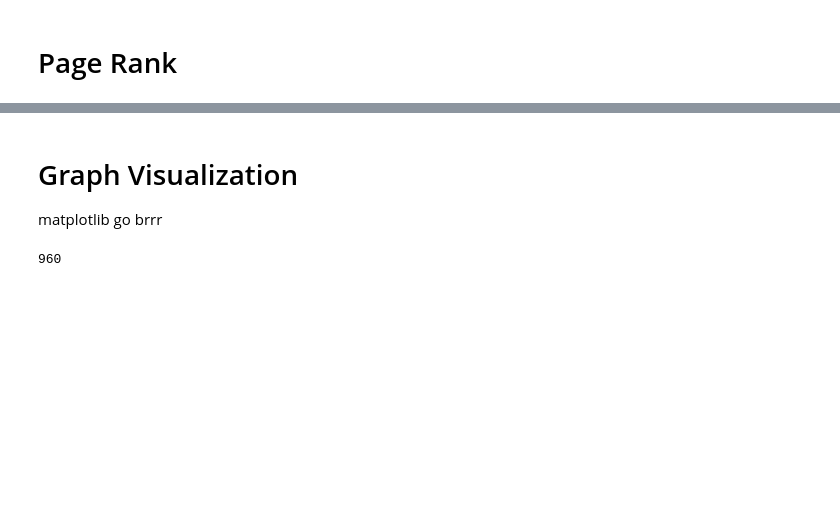
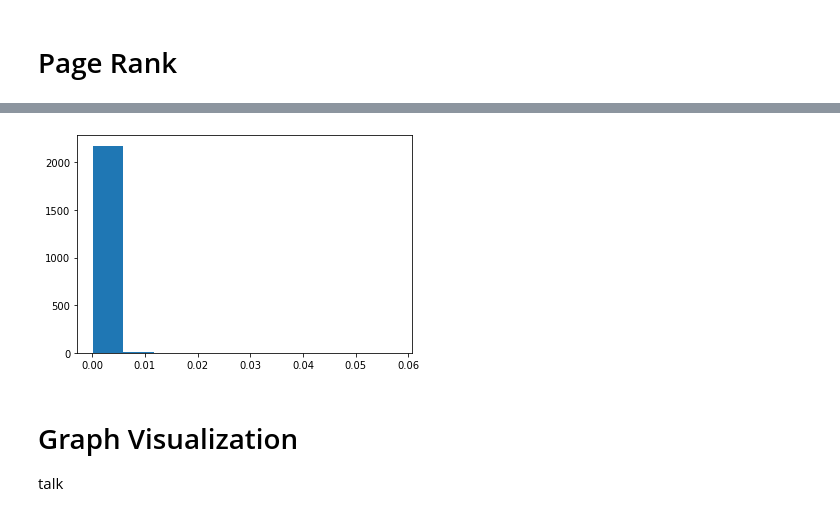
Before and after one commit to AidenWilliams/Enron-Text-and-Graph-Analysis, a Jupyter notebook: Task2/task2.ipynb, the cells around one changed output, grey strips where cells are left out. Drawn from its saved outputs; the diff is of its cells as text; code cells hidden in the pictures; blank space fills up the shorter version.

```diff
--- a/Task2/task2.ipynb
+++ b/Task2/task2.ipynb
@@ -487,4 +531,9 @@ print(pr)
+# %%
+plt.hist(valsVG)
+plt.show()
+# %% [output]
+[figure, added]
 # %% [markdown]
 # Graph Visualization
 
-matplotlib go brrr
+talk
@@ -516,34 +540,15 @@ def draw_weights_as_nodes(graph, X=45, Y=10):
 # %%
-random_X_nodes = [n for n in random.sample(list(dG.nodes), 100) if dG.degree(n) > 3]
-temp_edges = {k: edges.get(k) for k in edges if k[0] in random_X_nodes or k[1] in random_X_nodes}
-TG = nx.Graph()
-for edge in temp_edges.keys():
-    TG.add_edge(edge[0], edge[1], weight=temp_edges.get(edge))
-
-# TG = nx.subgraph(dG,random_X_nodes)
-
-nodes = [{'name': str(i), 'size':  min(max(1, nx.degree(TG, i)), 20)}
-         for i in TG.nodes()]
-n = list(TG.nodes())
+nodes = [{'name': str(i), 'size':  min(max(1, nx.degree(VG, i)), 20)}
+         for i in VG.nodes()]
+n = list(VG.nodes())
 links = []
-for u in TG.edges:
-    k = TG.edges.get(u)
-    links.append({'source': n.index(u[0]), 'target': n.index(u[1]), 'weight': max(1, TG.edges.get(u)['weight']/10)})
-print(len(TG.edges))
+for u in VG.edges:
+    k = VG.edges.get(u)
+    links.append({'source': n.index(u[0]), 'target': n.index(u[1]), 'weight': max(1, VG.edges.get(u)['weight']/5)})
 
 
-# r = [nx.degree(TG, n) for n in TG.nodes]
-# m = max(r)
-# nodes = [{'name': str(n), 'size': 10 * nx.degree(TG, n)/m}
-#          for n in TG.nodes()]
-# r = temp_edges.values()
-# m = max(r)
-# links = [{'source': u[0], 'target': u[1], 'weight': temp_edges.get(u)/m}
-#          for u in TG.edges]
 with open('graph2.json', 'w') as f:
     json.dump({'nodes': nodes, 'links': links},
               f, indent=4,)
-# %% [output]
-960
 # %%
 %%html
```
Also changed, not shown: parts of 19 cells of this notebook, 1 other file.
